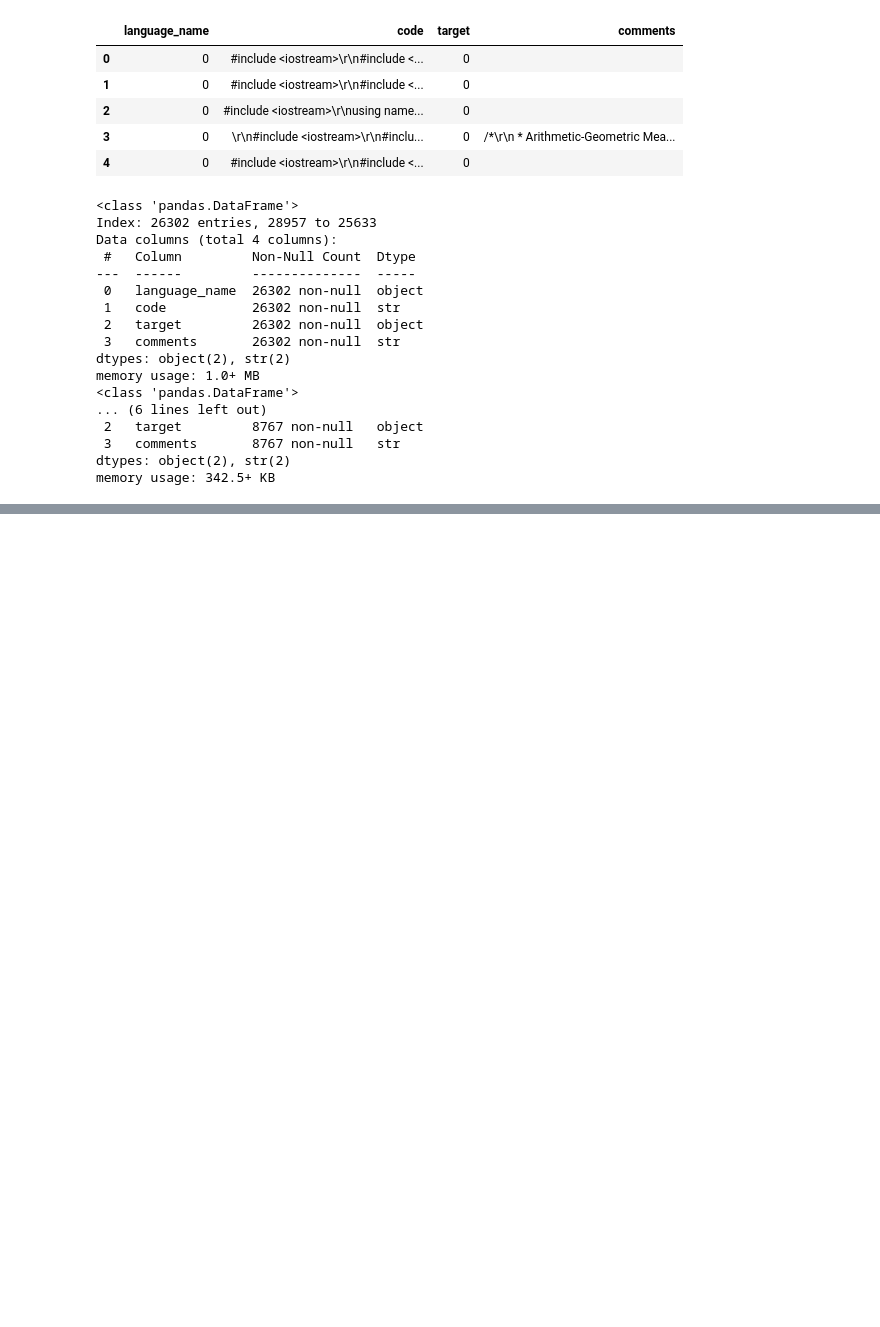
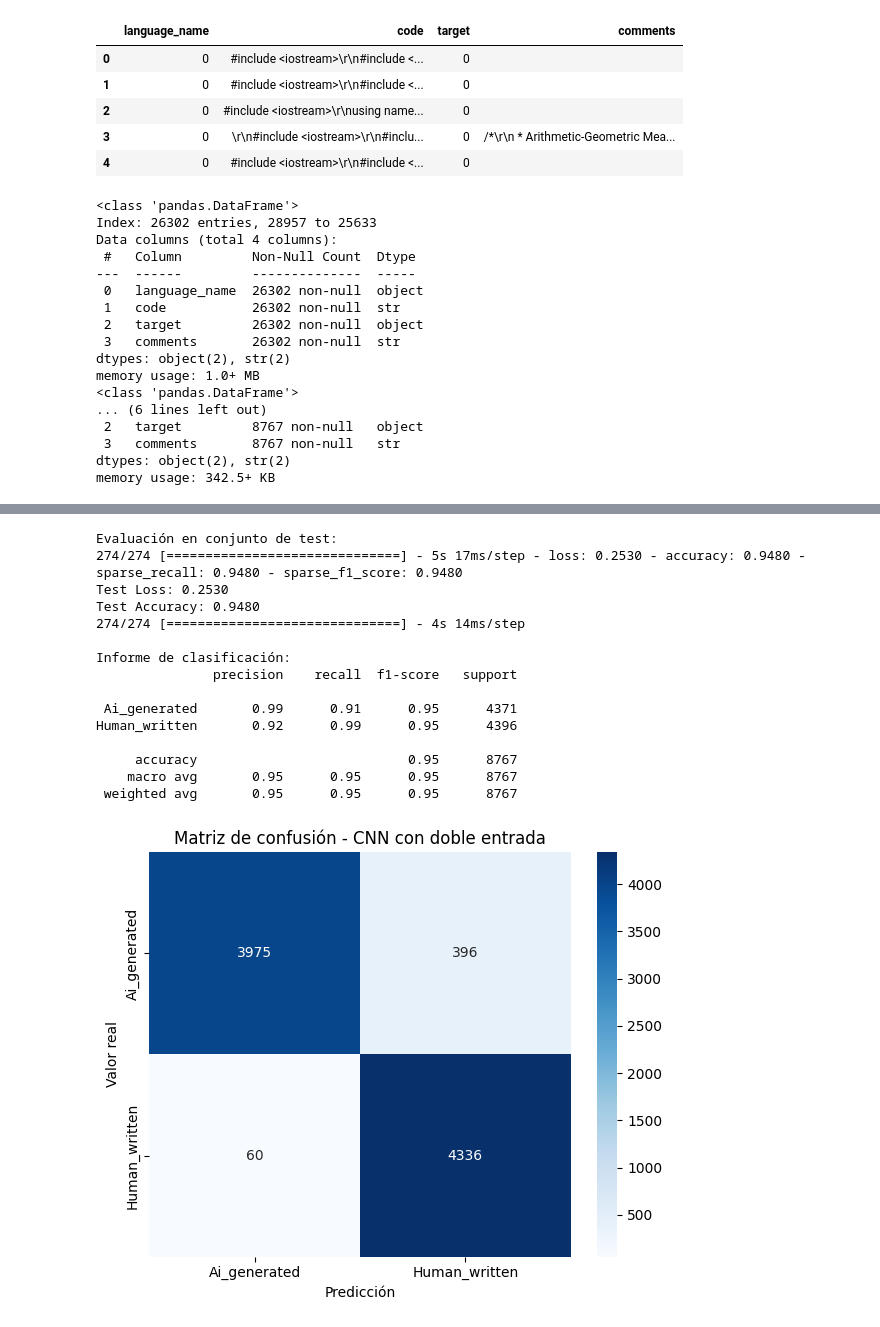
Before and after one commit to Johnccg/Clasificador_Humano_IA, a Jupyter notebook: modelo.ipynb, the cells around one changed output, grey strips where cells are left out. Cells and saved outputs as stored; diff of their text form; code cells hidden in the pictures; blank space fills up the shorter version.

```diff
--- a/modelo.ipynb
+++ b/modelo.ipynb
@@ -393,3 +461,51 @@ ________________________________________________________________________________
+# %%
+# -----------------------------------------------
+# 2.5 Evaluación final (con doble entrada)
+# -----------------------------------------------
+print("\nEvaluación en conjunto de test:")
+eval_results = model.evaluate(
+    [X_test_syn_pad, X_test_code_pad], y_test, verbose=1
+)
+test_loss = eval_results[0]
+test_acc = eval_results[1]   # asume que 'accuracy' es la primera métrica
+print(f"Test Loss: {test_loss:.4f}")
+print(f"Test Accuracy: {test_acc:.4f}")
+
+y_pred_probs = model.predict([X_test_syn_pad, X_test_code_pad])
+y_pred = np.argmax(y_pred_probs, axis=1)
+
+print("\nInforme de clasificación:")
+print(classification_report(y_test, y_pred, target_names=['Ai_generated', 'Human_written']))
+
+# Matriz de confusión
+cm = confusion_matrix(y_test, y_pred)
+plt.figure(figsize=(6,5))
+sns.heatmap(cm, annot=True, fmt='d', cmap='Blues',
+            xticklabels=['Ai_generated', 'Human_written'],
+            yticklabels=['Ai_generated', 'Human_written'])
+plt.title('Matriz de confusión - CNN con doble entrada')
+plt.xlabel('Predicción')
+plt.ylabel('Valor real')
+plt.tight_layout()
+plt.savefig('confusion_matrix_dual_input.png', dpi=150)
+plt.show()
+# %% [output]
+Evaluación en conjunto de test:
+274/274 [==============================] - 5s 17ms/step - loss: 0.2530 - accuracy: 0.9480 - sparse_recall: 0.9480 - sparse_f1_score: 0.9480
+Test Loss: 0.2530
+Test Accuracy: 0.9480
+274/274 [==============================] - 4s 14ms/step
+
+Informe de clasificación:
+               precision    recall  f1-score   support
+
+ Ai_generated       0.99      0.91      0.95      4371
+Human_written       0.92      0.99      0.95      4396
+
+     accuracy                           0.95      8767
+    macro avg       0.95      0.95      0.95      8767
+ weighted avg       0.95      0.95      0.95      8767
+[figure, added]
 # %%
 history_head = history
 acc = history_head.history['accuracy']
```
Also changed, not shown: parts of 4 cells of this notebook, 7 other files.
